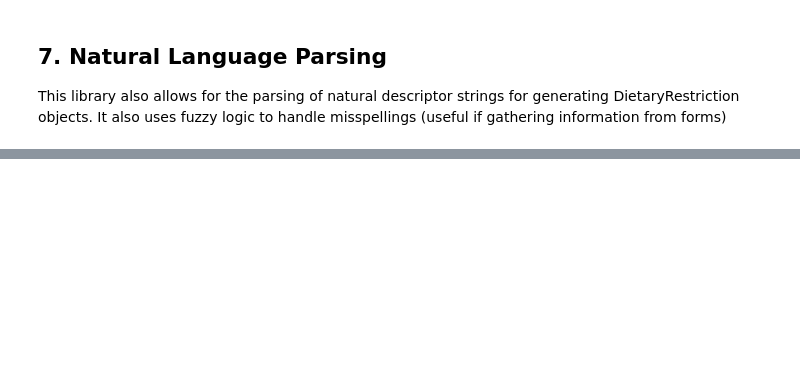
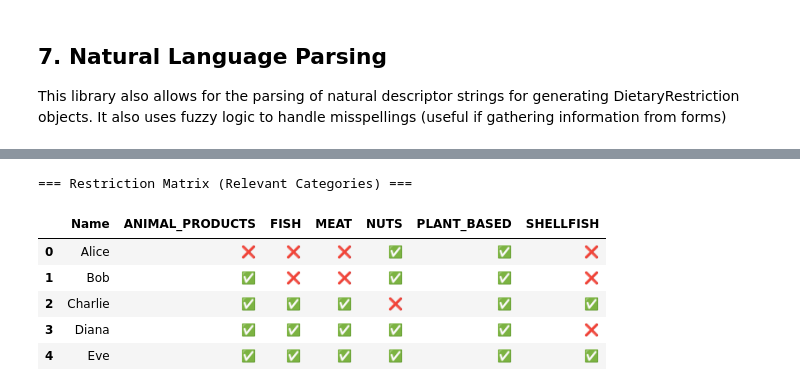
Before and after one commit to JetpackYoshi/meal-planner, a Jupyter notebook: examples/feature_overview.ipynb, the cells around one changed output, grey strips where cells are left out. Saved outputs shown, nothing was run; the diff lists cells and outputs as text; code cells hidden in the pictures; blank space fills up the shorter version.

```diff
--- a/examples/feature_overview.ipynb
+++ b/examples/feature_overview.ipynb
@@ -222,0 +267,27 @@ Input: No restrictions
+# %%
+# Example guest list
+guest_data = {
+    'Name': ['Alice', 'Bob', 'Charlie', 'Diana', 'Eve'],
+    'Dietary Restriction': [
+        'Vegan',
+        'Vegetarian',
+        'No nuts',
+        'No shellfish',
+        'No restrictions'
+    ]
+}
+
+# Create analyzer
+analyzer = GuestListAnalyzer(pd.DataFrame(guest_data))
+
+# Show restriction summary
+print("\n=== Dietary Restriction Summary ===")
+summary = analyzer.get_restriction_summary()
+for restriction, count in sorted(summary.items(), key=lambda x: (-x[1], x[0])):
+    print(f"{restriction}: {count} people")
+
+# Show tag summary
+print("\n=== Canonical Tag Summary ===")
+tag_summary = analyzer.get_tag_summary()
+for tag, count in sorted(tag_summary.items(), key=lambda x: (-x[1], x[0])):
+    print(f"{tag}: {count} people")
@@ -222,0 +314,12 @@ Input: No restrictions
+# %%
+# Show restriction matrix with relevant categories
+print("\n=== Restriction Matrix (Relevant Categories) ===")
+analyzer.get_restriction_matrix(use_emojis=True)
+# %% [output]
+=== Restriction Matrix (Relevant Categories) ===
+|  | Name | ANIMAL_PRODUCTS | FISH | MEAT | NUTS | PLANT_BASED | SHELLFISH |
+| 0 | Alice | ❌ | ❌ | ❌ | ✅ | ✅ | ❌ |
+| 1 | Bob | ✅ | ❌ | ❌ | ✅ | ✅ | ❌ |
+| 2 | Charlie | ✅ | ✅ | ✅ | ❌ | ✅ | ✅ |
+| 3 | Diana | ✅ | ✅ | ✅ | ✅ | ✅ | ❌ |
+| 4 | Eve | ✅ | ✅ | ✅ | ✅ | ✅ | ✅ |
```
Also changed, not shown: parts of 26 cells of this notebook, 1 other file.
